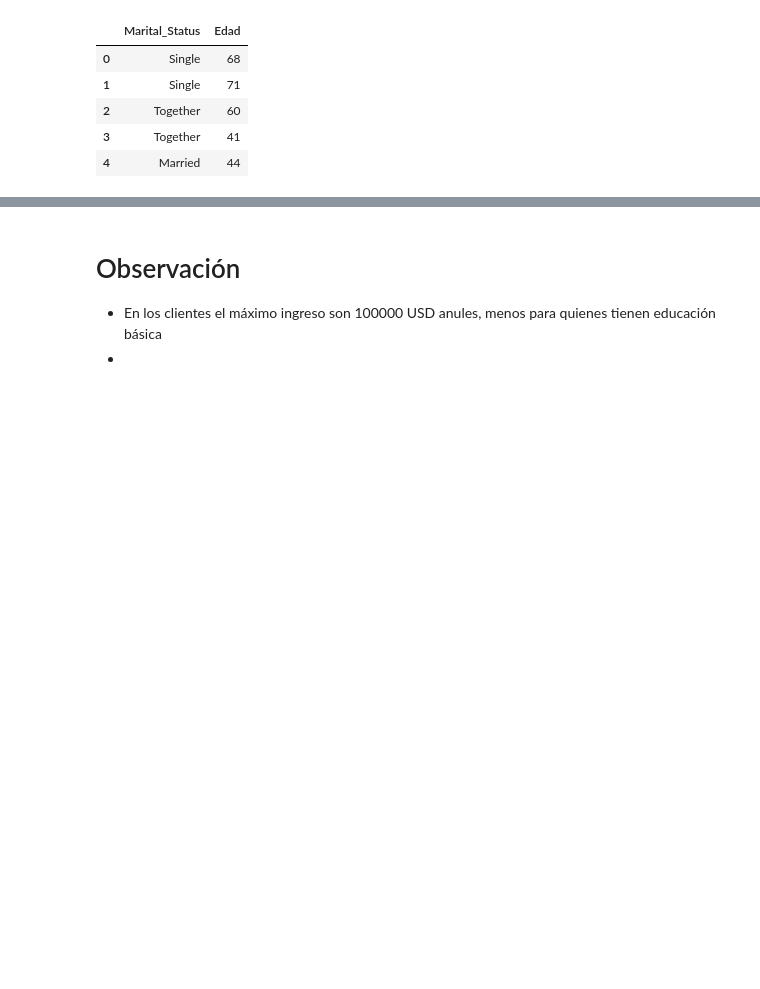
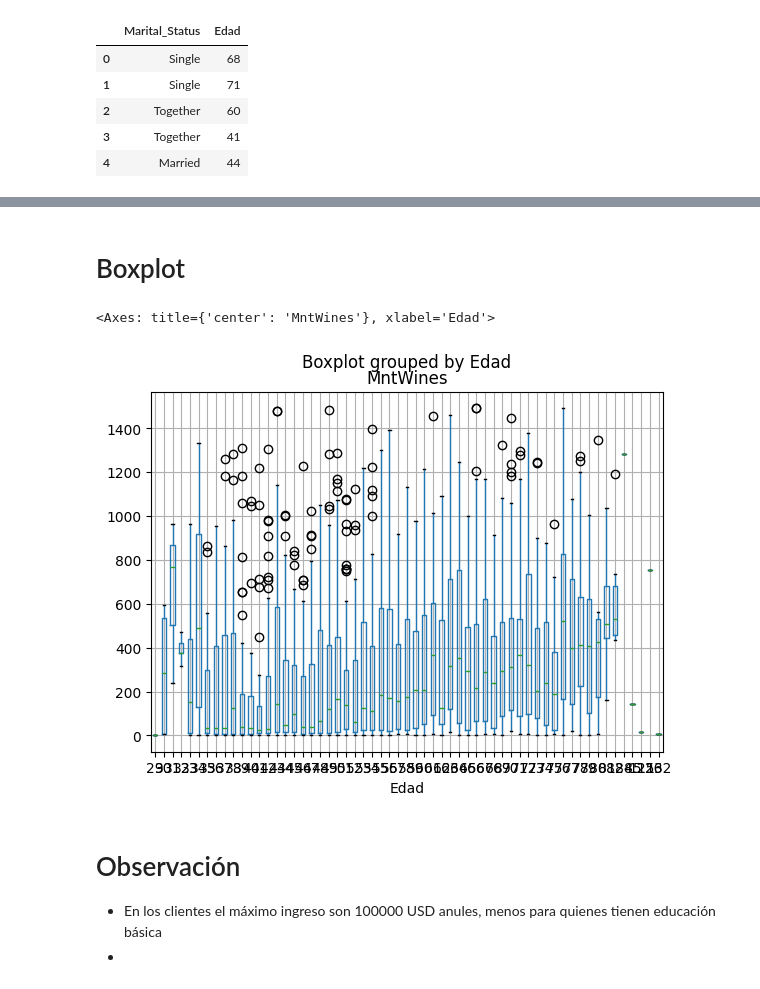
Before and after one commit to DeisyData/Fundamentos_IA, a Jupyter notebook: S5_C1_EDA_marketing_clase.ipynb, the cells around one changed output, grey strips where cells are left out. Saved outputs shown, nothing was run; the diff lists cells and outputs as text; code cells hidden in the pictures; blank space fills up the shorter version.

```diff
--- a/S5_C1_EDA_marketing_clase.ipynb
+++ b/S5_C1_EDA_marketing_clase.ipynb
@@ -197,3 +210,11 @@ sub_df.head(5)
+# %% [markdown]
+# Boxplot
+# %%
+sub_df = df[['MntWines','Edad']]
+sub_df.boxplot(column = 'MntWines', by = 'Edad')
+# %% [output]
+<Axes: title={'center': 'MntWines'}, xlabel='Edad'>
+[figure, added]
 # %%
 # Shape entrega número de registros y atributos
 df.shape
```
Also changed, not shown: parts of 3 cells of this notebook.
